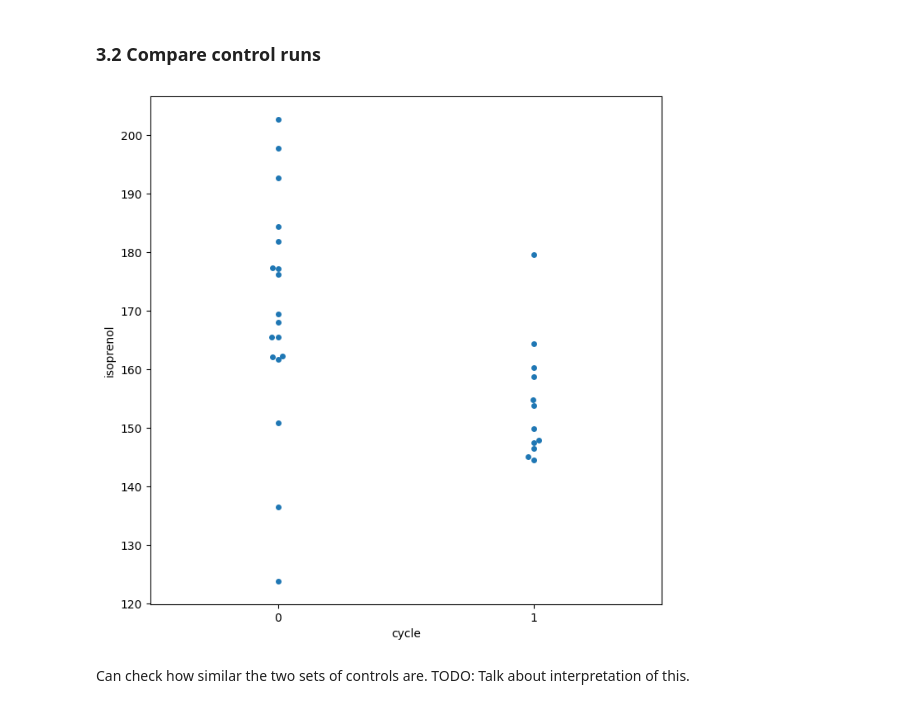
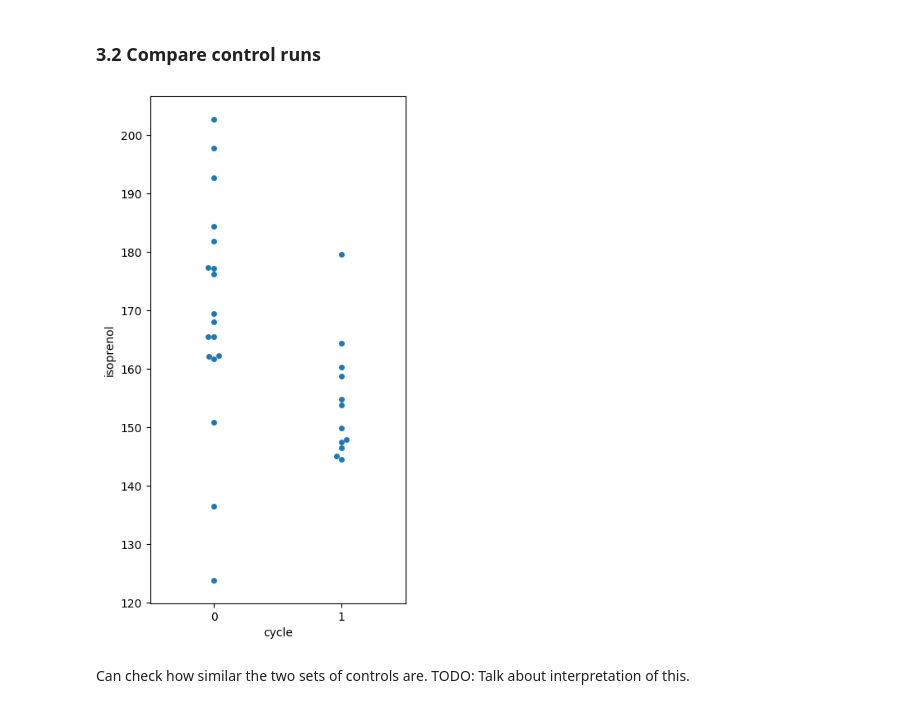
Before and after one commit to JBEI/Isoprenol_CRISPRi, a Jupyter notebook: DavidCarruthers/art_modeling_and_recommend_DBTL1.ipynb, the cells around one changed output. Drawn from its saved outputs; the diff is of its cells as text; code cells hidden in the pictures.

```diff
--- a/DavidCarruthers/art_modeling_and_recommend_DBTL1.ipynb
+++ b/DavidCarruthers/art_modeling_and_recommend_DBTL1.ipynb
@@ -139,3 +146,5 @@ The `Line Name` columns in each dataframe contains the replicate information at
+# %%
+df_dbtl1.loc[df_dbtl1['Line Name'] == 'Control_P2-R4', ['Line Name', 'Assay Name']] = 'Control_P2-R1'
 # %%
 def add_replicate_number(x):
     rep_position = x.find('-R')+2
@@ -320,11 +346,11 @@ fig.savefig(user_params['output_dir'] + 'grna_vs_titer_boxplot.png',  bbox_inche
 # %% [markdown]
 ### 3.2 Compare control runs
 # %%
-fig, ax = plt.subplots(figsize = (8,8))
+fig, ax = plt.subplots(figsize = (4,8))
 sns.swarmplot(data = df[df['is_control']], x = 'cycle', y = 'isoprenol')
 fig.savefig(user_params['output_dir'] + 'cycle_control_comparison_swarmplot.png',  bbox_inches='tight')
 # %% [output]
-[figure, old version]
+[figure, new version]
 # %% [markdown]
 Can check how similar the two sets of controls are. TODO: Talk about interpretation of this.
 # %%
```
Also changed, not shown: parts of 55 cells of this notebook, 27 other files.
